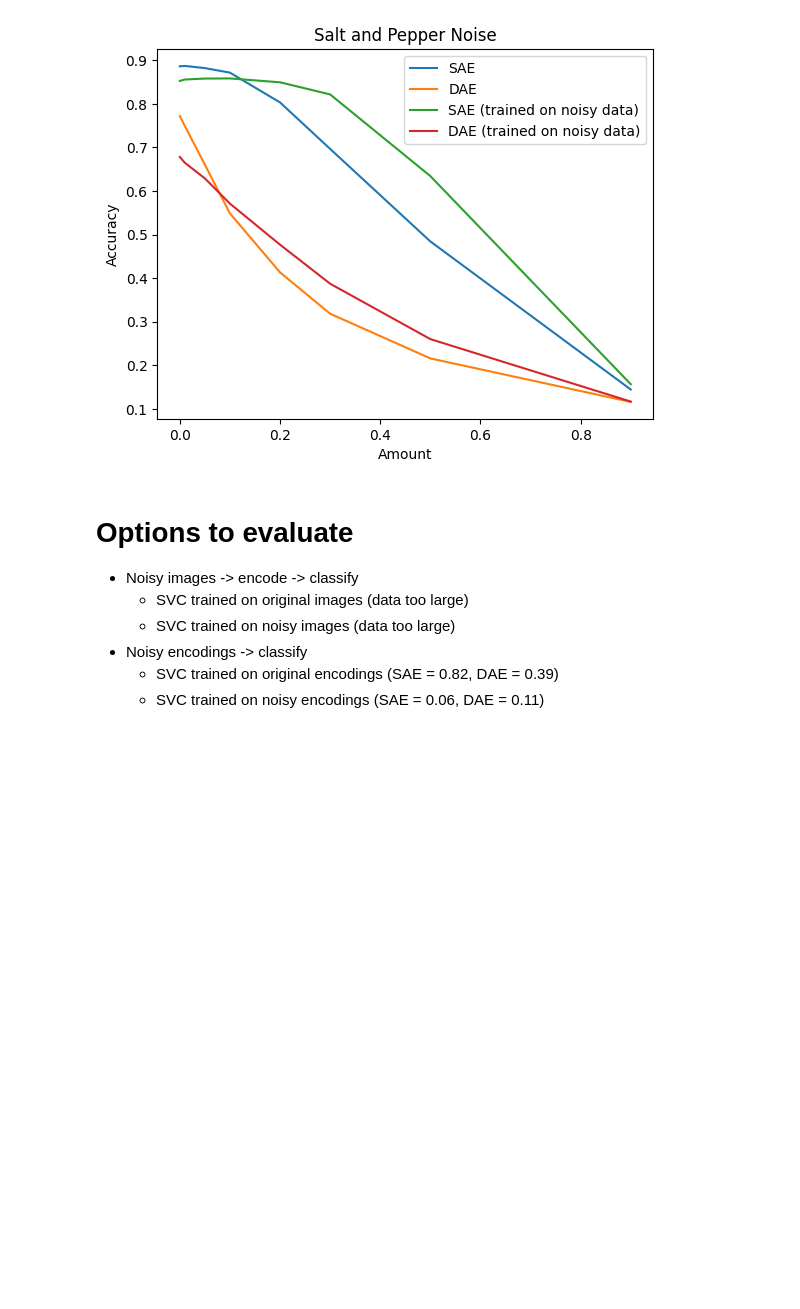
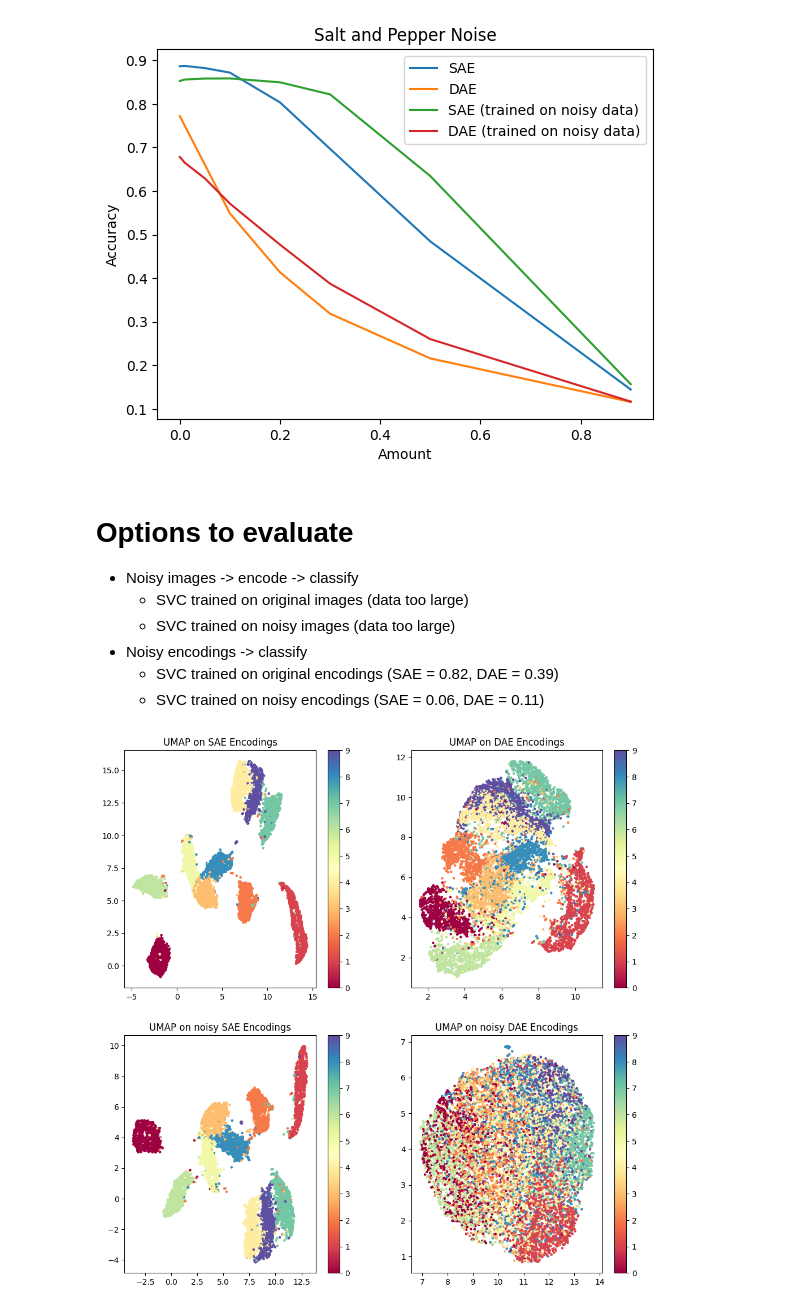
Before and after one commit to DiJam20/developing-autoencoders, a Jupyter notebook: 07_Classifier.ipynb, the cells around one changed output. Saved outputs shown, nothing was run; the diff lists cells and outputs as text; code cells hidden in the pictures; blank space fills up the shorter version.

```diff
--- a/07_Classifier.ipynb
+++ b/07_Classifier.ipynb
@@ -35,8 +36,8 @@ train_images = []
 train_labels = []
 
 for batch_idx, (data, target) in enumerate(train_loader):
-    data = torch.tensor(data).to('cuda')
-    input = data.view(1, -1).to('cuda')
+    data = Variable(data).to('cuda')
+    input = data.view(data.size(0), -1).to('cuda')
     train_images.append(input.cpu().numpy())
     train_labels.append(target.cpu().numpy())
 
@@ -47,8 +48,8 @@ test_images = []
 test_labels = []
 
 for batch_idx, (data, target) in enumerate(test_loader):
-    data = torch.tensor(data).to('cuda')
-    input = data.view(1, -1).to('cuda')
+    data = Variable(data).to('cuda')
+    input = data.view(data.size(0), -1).to('cuda')
     test_images.append(input.cpu().numpy())
     test_labels.append(target.cpu().numpy())
 
@@ -459,0 +488,38 @@ plt.show()
+# %%
+reducer = umap.UMAP(n_components=2)
+sae_umap = reducer.fit_transform(sae_test_encodings)
+
+reducer = umap.UMAP(n_components=2)
+dae_umap = reducer.fit_transform(dae_test_encodings)
+
+reducer = umap.UMAP(n_components=2)
+noisy_sae_umap = reducer.fit_transform(sae_noisy_test_encodings)
+
+reducer = umap.UMAP(n_components=2)
+noisy_dae_umap = reducer.fit_transform(dae_noisy_test_encodings)
+# %%
+plt.figure(figsize=(12, 12))
+
+plt.subplot(2, 2, 1)
+scatter = plt.scatter(sae_umap[:, 0], sae_umap[:, 1], c=test_labels, cmap='Spectral', s=5)
+plt.colorbar(scatter)
+plt.title("UMAP on SAE Encodings")
+
+plt.subplot(2, 2, 2)
+scatter = plt.scatter(dae_umap[:, 0], dae_umap[:, 1], c=test_labels, cmap='Spectral', s=5)
+plt.colorbar(scatter)
+plt.title("UMAP on DAE Encodings")
+
+plt.subplot(2, 2, 3)
+scatter = plt.scatter(noisy_sae_umap[:, 0], noisy_sae_umap[:, 1], c=test_labels, cmap='Spectral', s=5)
+plt.colorbar(scatter)
+plt.title("UMAP on noisy SAE Encodings")
+
+plt.subplot(2, 2, 4)
+scatter = plt.scatter(noisy_dae_umap[:, 0], noisy_dae_umap[:, 1], c=test_labels, cmap='Spectral', s=5)
+plt.colorbar(scatter)
+plt.title("UMAP on noisy DAE Encodings")
+
+plt.show()
+# %% [output]
+[figure, added]
```
Also changed, not shown: parts of 2 cells of this notebook, 1 other file.
